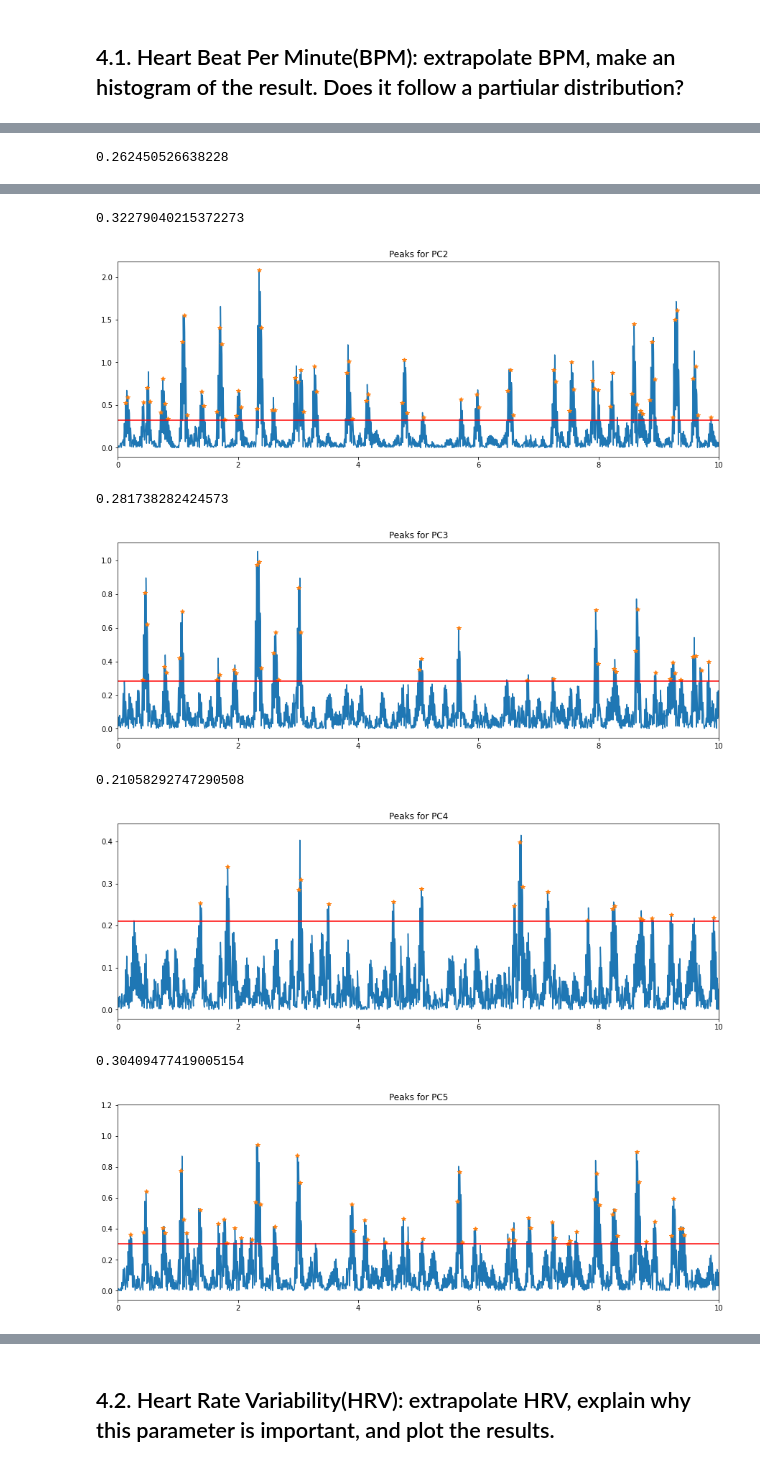
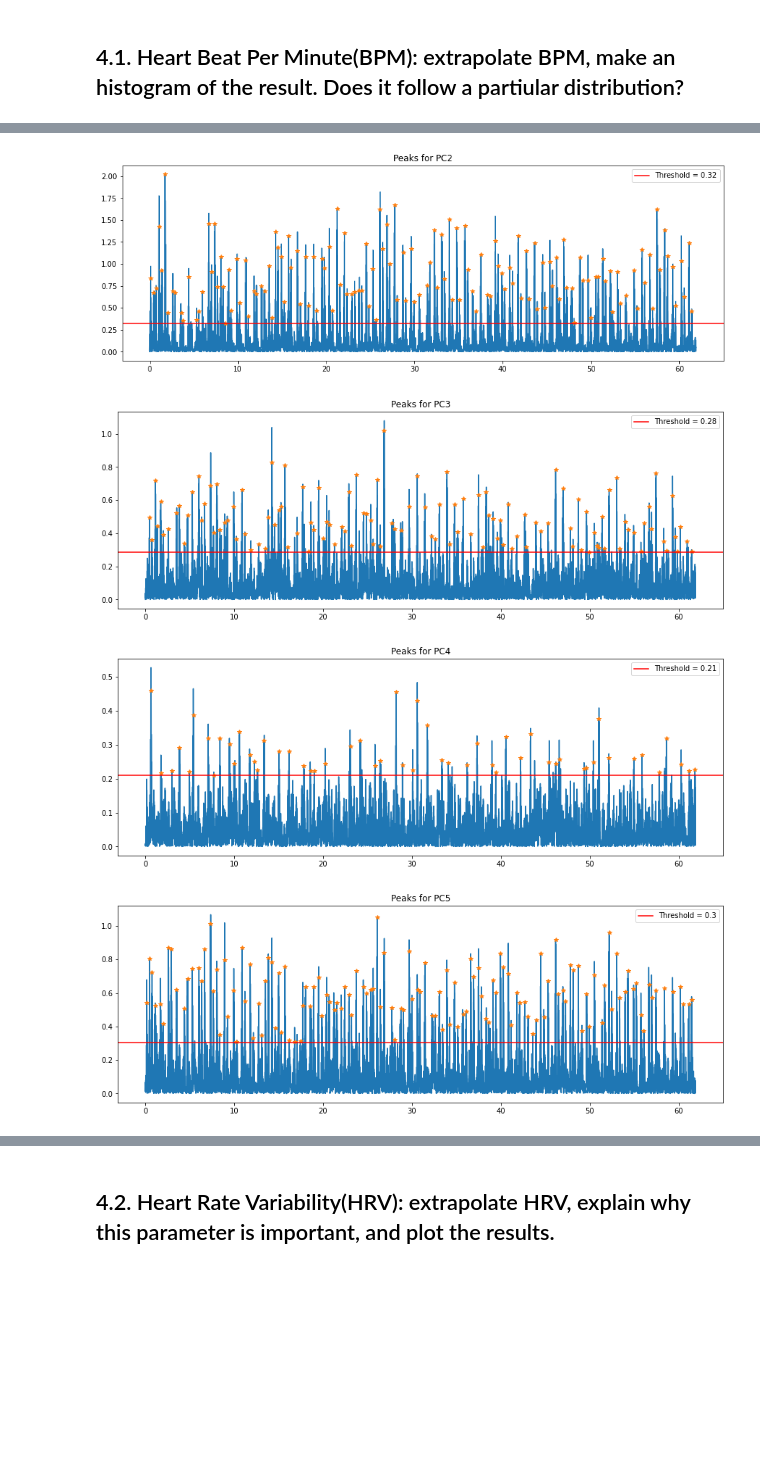
Before and after one commit to AleCapoPhys/HeartRateEstimation, a Jupyter notebook: Project_Clean_data.ipynb, the cells around one changed output, grey strips where cells are left out. Cells and saved outputs as stored; diff of their text form; code cells hidden in the pictures; blank space fills up the shorter version.

```diff
--- a/Project_Clean_data.ipynb
+++ b/Project_Clean_data.ipynb
@@ -632,0 +357,4 @@ for i in FFTs:
+# %%
+# With the results, we can lower the number of variables to n_PC
+dataset_rotated = dataset_rotated.drop(PC_names[n_PC:], axis = 1)
+display(dataset_rotated)
@@ -648,19 +535,3 @@ for i in FFTs:
 # METRICS
 # %% [markdown]
 ## 4.1. Heart Beat Per Minute(BPM): extrapolate BPM, make an histogram of the result. Does it follow a partiular distribution?
-# %%
-# I use not filtered PC2, but the idea is using the data after the wavelet
-PCs = dict()
-for i in FFTs:
-    # Assign the filtered signal to each principal component
-    PCs[i] = filterSignal(dataset_rotated[i])
-
-fig = plt.figure(figsize=(15,5))
-for i in PCs:
-    plt.plot(np.array(dataset_rotated['Time']), (PCs[i]), label={i})
-plt.title('Filtered PC signals over Time')
-plt.xlabel('Time [s]')
-plt.ylabel('Amplitude')
-plt.legend()
-plt.xlim(10, 20)
-plt.show()
@@ -669,12 +538,10 @@ plt.show()
 # %%
+# Find the peaks in the filtered data
+# scipy function find_peaks finds indexes of the peaks when provided:
+# height: minimum height of a measured peak
+# distance: minimum number of indexes between measured peaks
 
-# Find the peaks in the filtered data
-
-# height: minimum height of a measured peak
-# distance: minimum number of indexes between measured peaks.
-# Each step 0.005secs --> min time between peaks 1/120*60 = 0.5s (max freq) --> should be d = 100
-
-# Given the peak indexes, find corresponding time and height
+# Function for, given the peak indexes, finding corresponding time and height
 def peak_points(indices, time, signl):
     x_peaks = []
     y_peaks = []
@@ -688,8 +555,7 @@ PC_times = dict()
 for i in PCs:
     lorenzetti = np.sum(np.abs(PCs[i])**(1/2))/(len(PCs[i]))
     # Find peaks of the signal and their times
-    #peaks = signal.find_peaks(PCs[i], height = np.mean(np.abs(PCs[i])), distance = 10)
-    peaks = signal.find_peaks(PCs[i], height =lorenzetti, distance = 1)
+    peaks = signal.find_peaks(PCs[i], height =lorenzetti, distance = 40)
     time_PC, peaks_PC = peak_points(peaks[0], np.array(dataset_rotated['Time']), PCs[i])
 
     #Store the times of the peaks
@@ -699,10 +565,9 @@ for i in PCs:
     plt.figure(figsize=(15,5))
     plt.plot(np.array(dataset_rotated['Time']), np.abs(PCs[i]))
     plt.plot(time_PC, peaks_PC, '*')
-    plt.axhline(lorenzetti,color='red')
-    print(lorenzetti)
+    plt.axhline(lorenzetti,color='red', label = f'Threshold = {np.round(lorenzetti,2)}')
+    plt.legend()
     plt.title(f'Peaks for {i}')
-    plt.xlim([0,10])
+    #plt.xlim([35,55])
     plt.show()
 # %% [output]
-0.262450526638228
@@ -710,11 +575,7 @@ for i in PCs:
-0.32279040215372273
-[figure, old version]
+[figure, new version]
-0.281738282424573
-[figure, old version]
+[figure, new version]
-0.21058292747290508
-[figure, old version]
+[figure, new version]
-0.30409477419005154
-[figure, old version]
+[figure, new version]
 # %%
 # We should filter the points that are valuable and estimate the periodicity between peaks
 # we said highest possible frequency = 120bpm, therefore it is only reasonable
```
Also changed, not shown: parts of 110 cells of this notebook.
